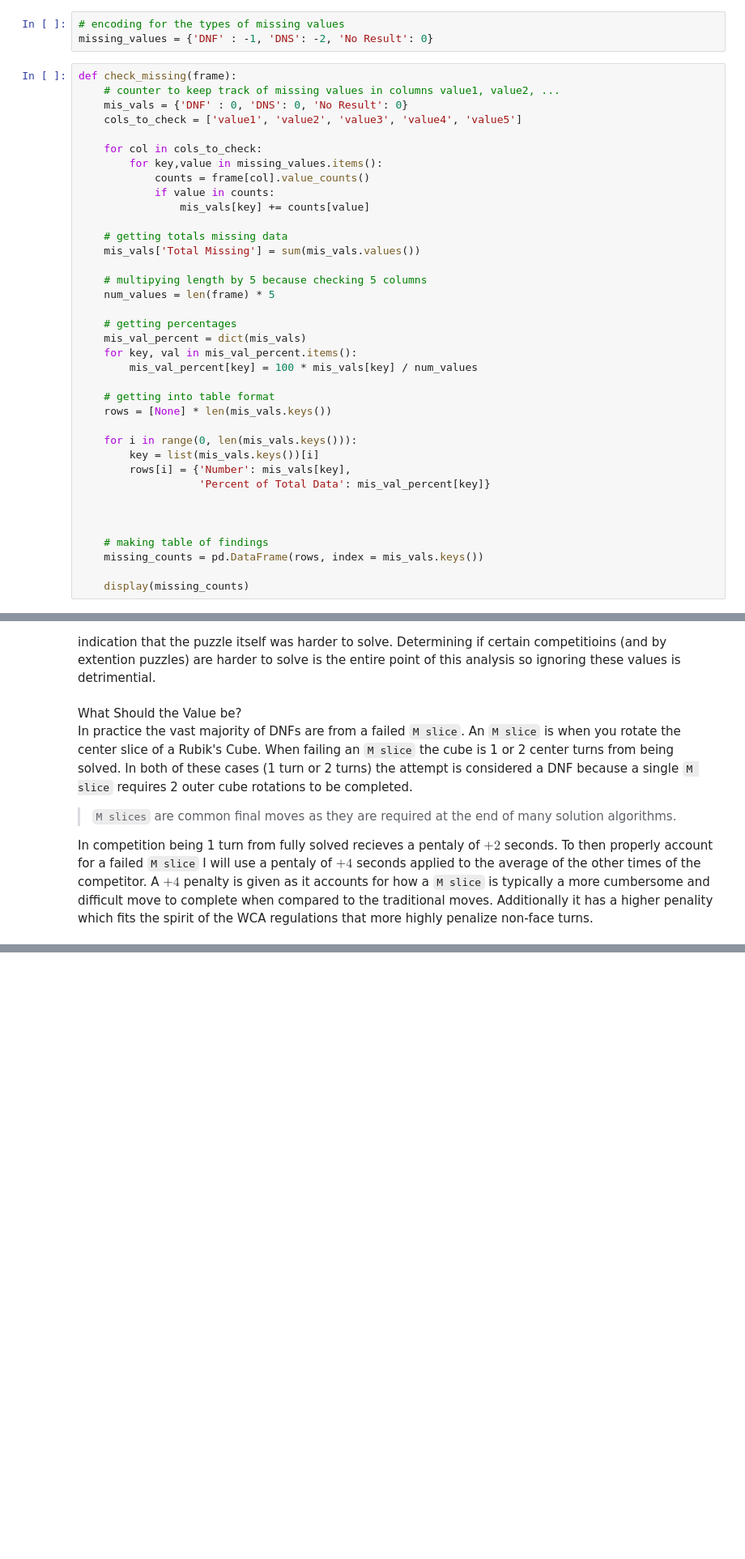
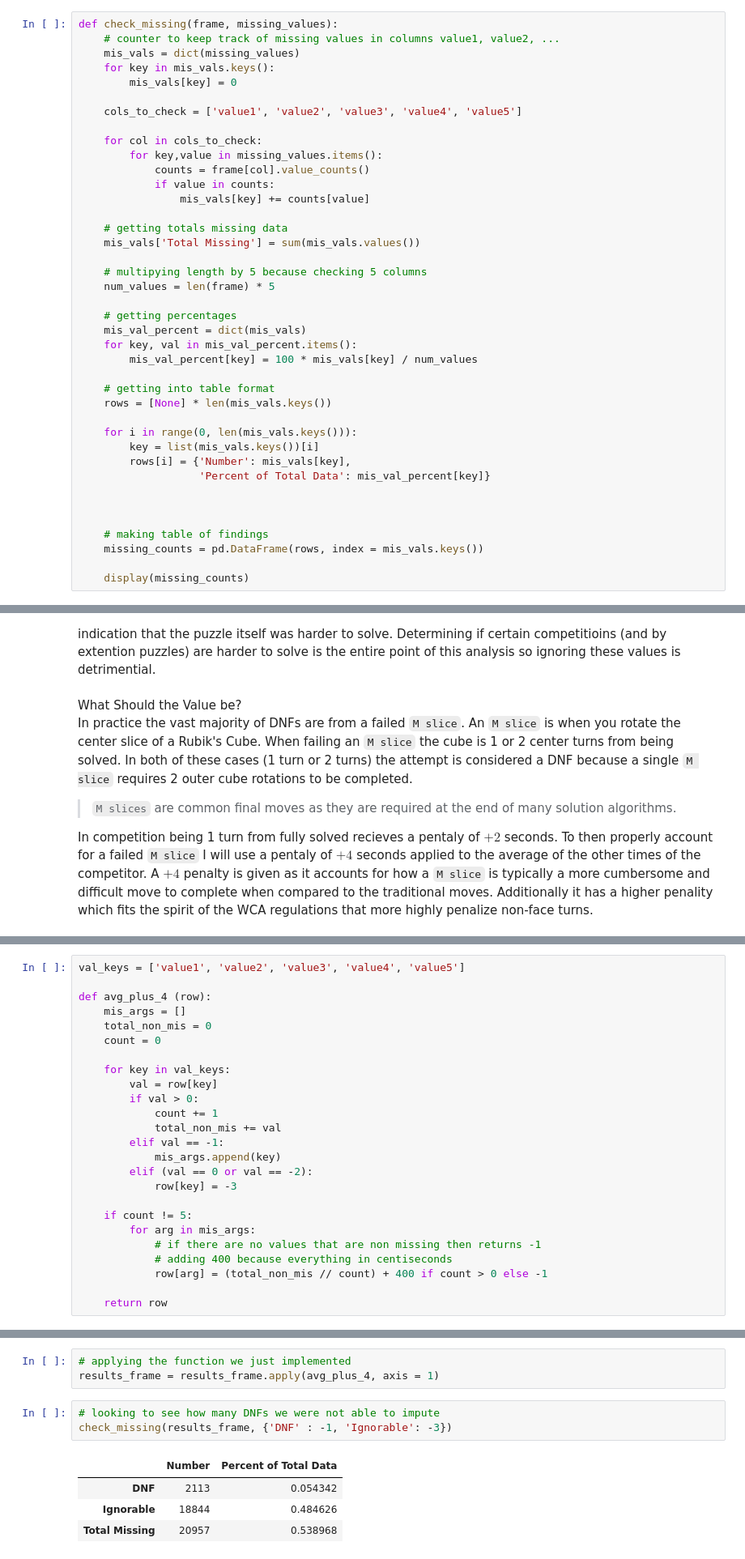
Before and after one commit to Camelot314/rubiks_analysis, a Jupyter notebook: rubicks_cubes.ipynb, the cells around one changed output, grey strips where cells are left out. Shown: that part at 81% size. Saved outputs shown, nothing was run; the diff lists cells and outputs as text; blank space fills up the shorter version.

Commit message:
added code to impute for dnf but its slow

```diff
--- a/rubicks_cubes.ipynb
+++ b/rubicks_cubes.ipynb
@@ -251,10 +254,10 @@ Now lets look at how many points in our dataset are missing. This will be done t
-# %%
-# encoding for the types of missing values
-missing_values = {'DNF' : -1, 'DNS': -2, 'No Result': 0}
 # %%
-def check_missing(frame):
+def check_missing(frame, missing_values):
     # counter to keep track of missing values in columns value1, value2, ...
-    mis_vals = {'DNF' : 0, 'DNS': 0, 'No Result': 0}
+    mis_vals = dict(missing_values)
+    for key in mis_vals.keys():
+        mis_vals[key] = 0
+
     cols_to_check = ['value1', 'value2', 'value3', 'value4', 'value5']
 
     for col in cols_to_check:
@@ -352,0 +360,25 @@ In competition being 1 turn from fully solved recieves a pentaly of $+2$ seconds
+# %%
+val_keys = ['value1', 'value2', 'value3', 'value4', 'value5']
+
+def avg_plus_4 (row):
+    mis_args = []
+    total_non_mis = 0
+    count = 0
+
+    for key in val_keys:
+        val = row[key]
+        if val > 0:
+            count += 1
+            total_non_mis += val
+        elif val == -1:
+            mis_args.append(key)
+        elif (val == 0 or val == -2):
+            row[key] = -3
+
+    if count != 5:
+        for arg in mis_args:
+            # if there are no values that are non missing then returns -1
+            # adding 400 because everything in centiseconds
+            row[arg] = (total_non_mis // count) + 400 if count > 0 else -1
+
+    return row
@@ -352,0 +388,11 @@ In competition being 1 turn from fully solved recieves a pentaly of $+2$ seconds
+# %%
+# applying the function we just implemented
+results_frame = results_frame.apply(avg_plus_4, axis = 1)
+# %%
+# looking to see how many DNFs we were not able to impute
+check_missing(results_frame, {'DNF' : -1, 'Ignorable': -3})
+# %% [output]
+|  | Number | Percent of Total Data |
+| DNF | 2113 | 0.054342 |
+| Ignorable | 18844 | 0.484626 |
+| Total Missing | 20957 | 0.538968 |
```
Also changed, not shown: parts of 9 cells of this notebook.
